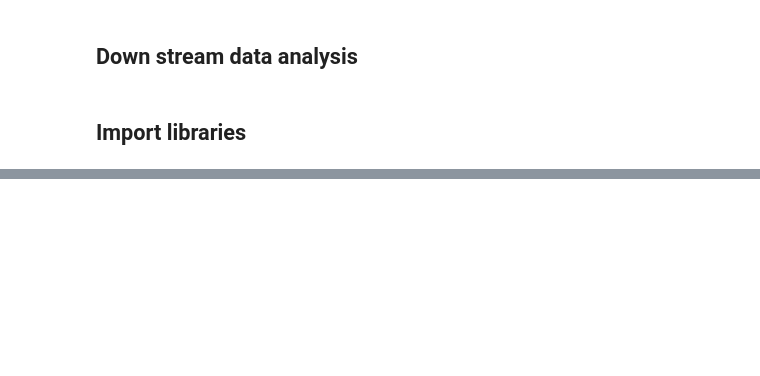
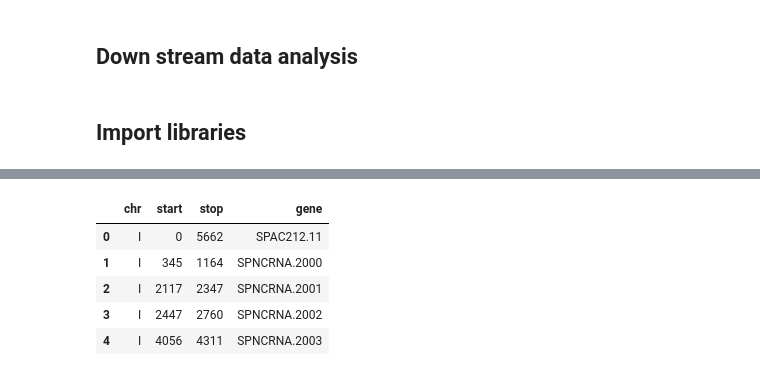
Before and after one commit to lidkalee/Tailseq_multiplesamples_pipeline, a Jupyter notebook: Skrypt_all_samples_LLZ_20220718.ipynb, the cells around one changed output, grey strips where cells are left out. Drawn from its saved outputs; the diff is of its cells as text; code cells hidden in the pictures; blank space fills up the shorter version.

```diff
--- a/Skrypt_all_samples_LLZ_20220718.ipynb
+++ b/Skrypt_all_samples_LLZ_20220718.ipynb
@@ -564 +708,16 @@ STAR --genomeDir genome/ --readFilesIn analiza_July2022/R2/Wild_type_clone1_R2_m
+# %%
+## preparation reference table with gene names and coordinates
+
+reference_newSP = pd.read_csv('reference/newSP_gene.bed', names=['chr', 'start', 'stop', 'gene','1','2','3',
+                                                           '4', '5', '6'], sep = '\t')
+
+reference_newSP = reference_newSP.drop(columns=['1','2','3','4', '5', '6'])
+reference_newSP.head()
+# %% [output]
+|  | chr | start | stop | gene |
+| 0 | I | 0 | 5662 | SPAC212.11 |
+| 1 | I | 345 | 1164 | SPNCRNA.2000 |
+| 2 | I | 2117 | 2347 | SPNCRNA.2001 |
+| 3 | I | 2447 | 2760 | SPNCRNA.2002 |
+| 4 | I | 4056 | 4311 | SPNCRNA.2003 |
 # %%
```
Also changed, not shown: parts of 23 cells of this notebook, 6 other files.
